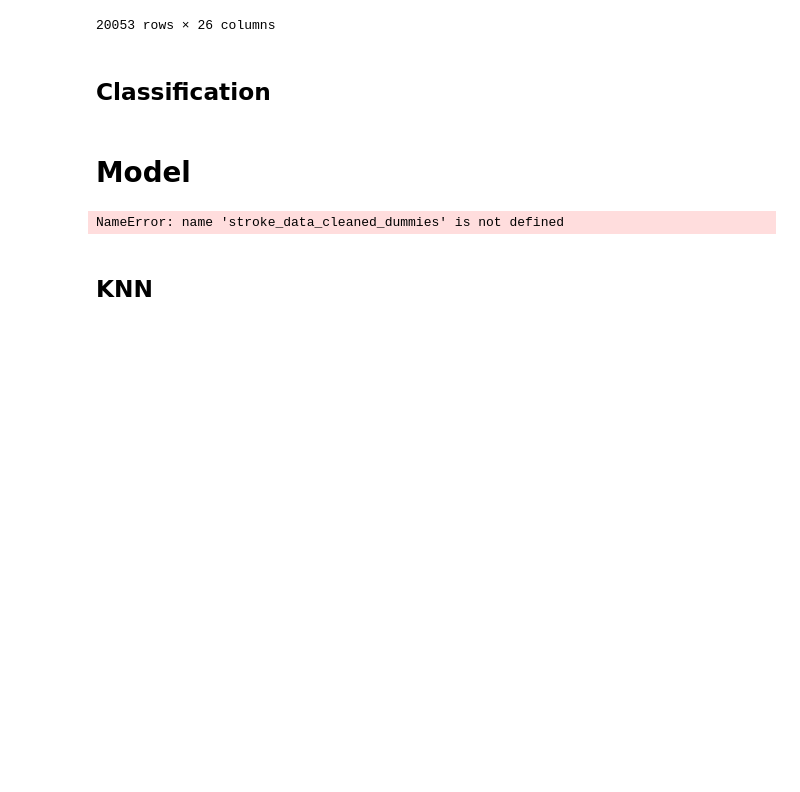
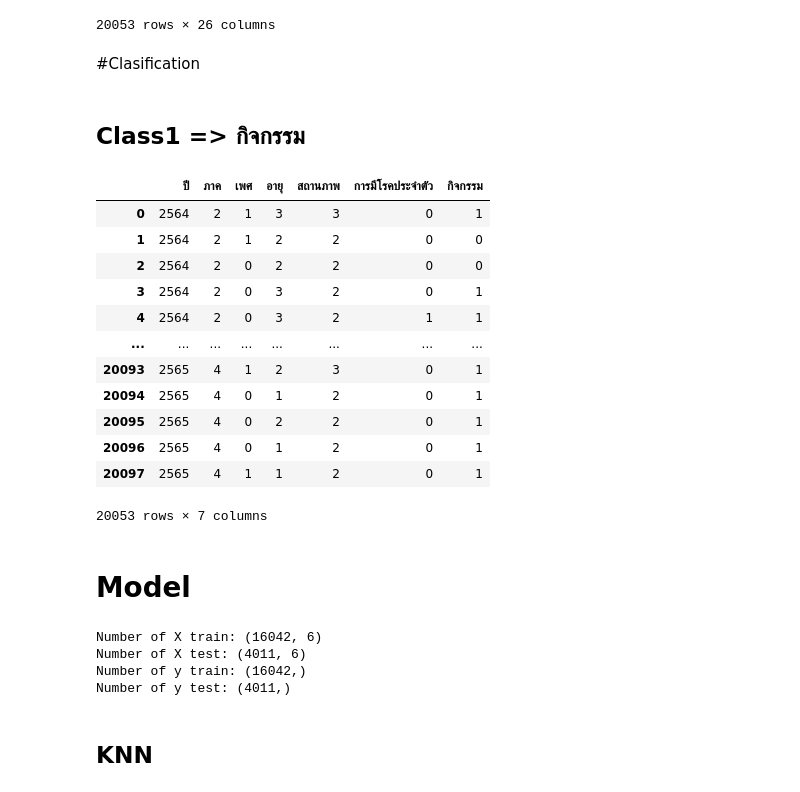
Before and after one commit to Tonry12/BSC_DPDM23, a Jupyter notebook: ex.ipynb, the cells around one changed output. Cells and saved outputs as stored; diff of their text form; code cells hidden in the pictures; blank space fills up the shorter version.

```diff
--- a/ex.ipynb
+++ b/ex.ipynb
@@ -348,9 +352,27 @@ df
 | 20097 | 2565 | 4 | นราธิวาส | ระแงะ | ตันหยงมัส | 1 | 1 | ปริญญาตรี | 2 | 0 | ... |
 20053 rows × 26 columns
 # %% [markdown]
-## Classification
+#Clasification
+# %% [markdown]
+## Class1 => กิจกรรม
 # %%
-df_c = df[['ปี','ภาค','เพศ','อายุ',
-       'สถานภาพ', 'การมีโรคประจำตัว','รวมสรุปกิจกรรม']]
+df_c_1 = df[['ปี','ภาค','เพศ','อายุ',
+       'สถานภาพ', 'การมีโรคประจำตัว','กิจกรรม']]
+# %%
+df_c_1
+# %% [output]
+|  | ปี | ภาค | เพศ | อายุ | สถานภาพ | การมีโรคประจำตัว | กิจกรรม |
+| 0 | 2564 | 2 | 1 | 3 | 3 | 0 | 1 |
+| 1 | 2564 | 2 | 1 | 2 | 2 | 0 | 0 |
+| 2 | 2564 | 2 | 0 | 2 | 2 | 0 | 0 |
+| 3 | 2564 | 2 | 0 | 3 | 2 | 0 | 1 |
+| 4 | 2564 | 2 | 0 | 3 | 2 | 1 | 1 |
+| ... | ... | ... | ... | ... | ... | ... | ... |
+| 20093 | 2565 | 4 | 1 | 2 | 3 | 0 | 1 |
+| 20094 | 2565 | 4 | 0 | 1 | 2 | 0 | 1 |
+| 20095 | 2565 | 4 | 0 | 2 | 2 | 0 | 1 |
+| 20096 | 2565 | 4 | 0 | 1 | 2 | 0 | 1 |
+| 20097 | 2565 | 4 | 1 | 1 | 2 | 0 | 1 |
+20053 rows × 7 columns
 # %% [markdown]
 # Model
@@ -357,5 +384,3 @@ df_c = df[['ปี','ภาค','เพศ','อายุ',
 # %%
-X = stroke_data_cleaned_dummies.drop("stroke", axis=1)#ดรอปคอลัมน์ stroke เก็บไว้ในตัวแปร X
-y = stroke_data_cleaned_dummies["stroke"]#เลือกคอลัมน์ stroke เก็บไว้ในตัวแปร y
+X = df_c_1.drop("กิจกรรม", axis=1)#ดรอปคอลัมน์ กิจกรรม เก็บไว้ในตัวแปร X
+y = df_c_1["กิจกรรม"]#เลือกคอลัมน์ กิจกรรม เก็บไว้ในตัวแปร y
-# %% [output]
-NameError: name 'stroke_data_cleaned_dummies' is not defined
@@ -362,3 +389,14 @@ NameError: name 'stroke_data_cleaned_dummies' is not defined
+# %%
+#ดูจำนวนแถวและคอลัมน์
+print(f'Number of X train: {X_train.shape}')
+print(f'Number of X test: {X_test.shape}')
+print(f'Number of y train: {y_train.shape}')
+print(f'Number of y test: {y_test.shape}')
+# %% [output]
+Number of X train: (16042, 6)
+Number of X test: (4011, 6)
+Number of y train: (16042,)
+Number of y test: (4011,)
 # %% [markdown]
 ## KNN
 # %%
```
Also changed, not shown: parts of 11 cells of this notebook.
